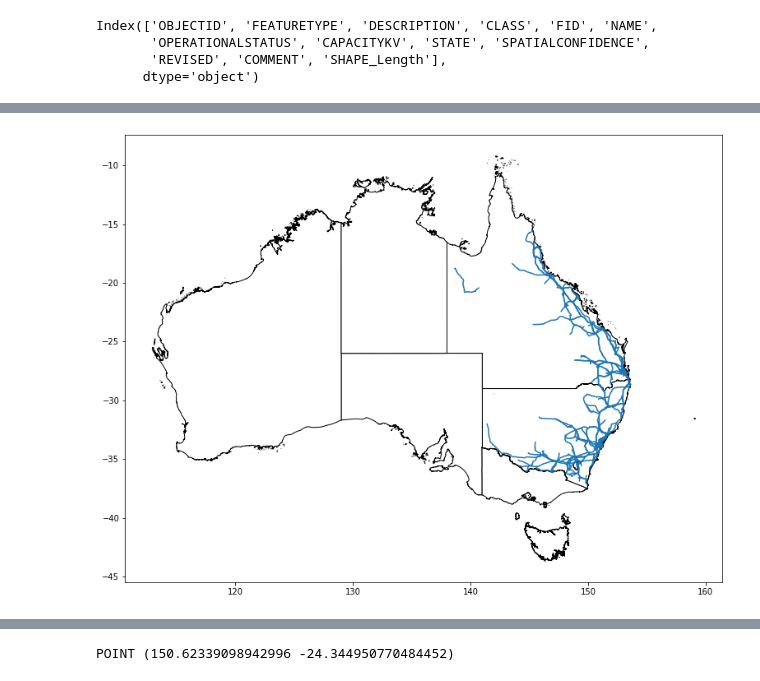
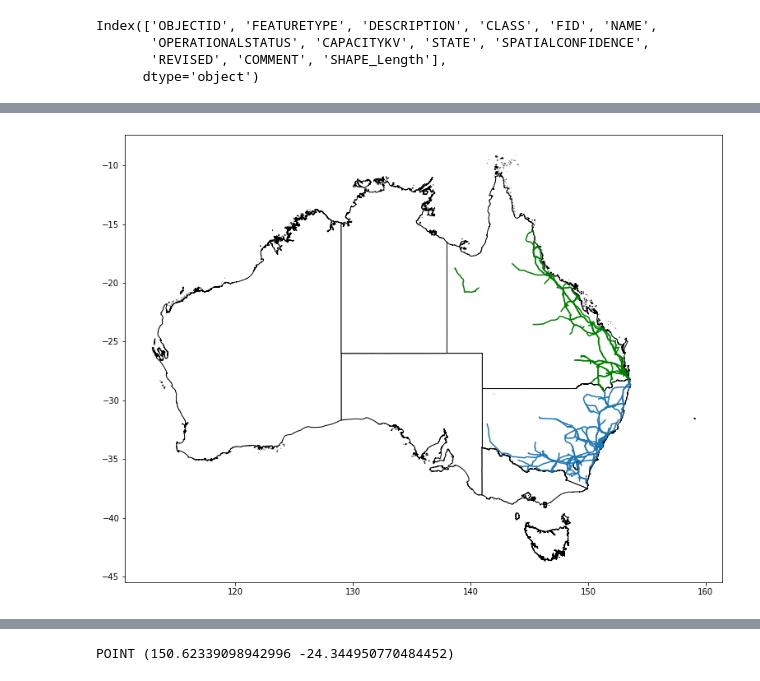
Before and after one commit to EvJ-5903/Transmission-Lines, a Jupyter notebook: Data Collection.ipynb, the cells around one changed output, grey strips where cells are left out. Cells and saved outputs as stored; diff of their text form; code cells hidden in the pictures.

```diff
--- a/Data Collection.ipynb
+++ b/Data Collection.ipynb
@@ -147,15 +151,15 @@ transmissionlines_visual.head(2)
 # %%
 fig , ax = plt.subplots(1,1)
 ausmap = gp.GeoDataFrame.from_file('aust_cd66states.shp')
 ausmap.set_crs(epsg=5234, inplace=True, allow_override=True)
 ausmap.plot(ax=ax, color='#ffffff', edgecolor='#000000')
 test1 = transmissionlines_visual["STATE"].astype(str) == "Queensland"
 test2 = transmissionlines_visual["STATE"].astype(str) == "New South Wales"
-transmissionlines_visual[test1].geometry.plot(ax=ax)
+transmissionlines_visual[test1].geometry.plot(ax=ax, color='green')
 transmissionlines_visual[test2].geometry.plot(ax=ax)
 a = transmissionlines_visual.iloc[0]
 # %% [output]
-[figure, old version]
+[figure, new version]
 # %%
 fig , ax = plt.subplots(1,1)
 ausmap = gp.GeoDataFrame.from_file('aust_cd66states.shp')
```
Also changed, not shown: parts of 31 cells of this notebook, 3 other files.
